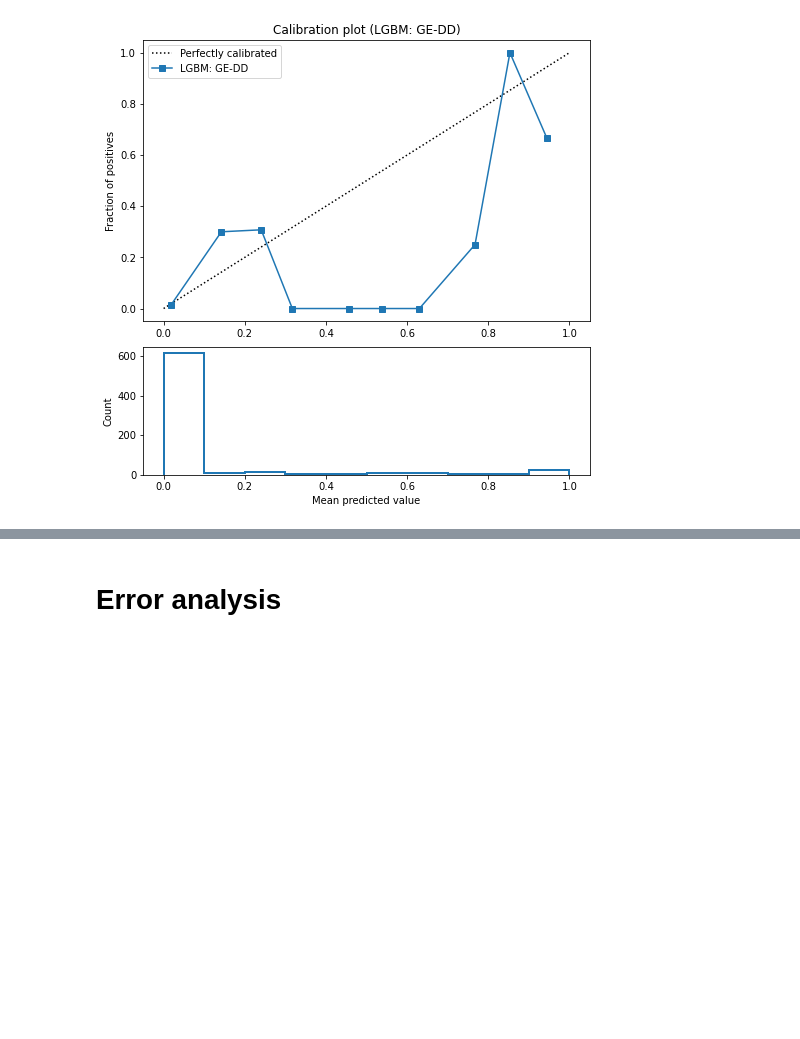
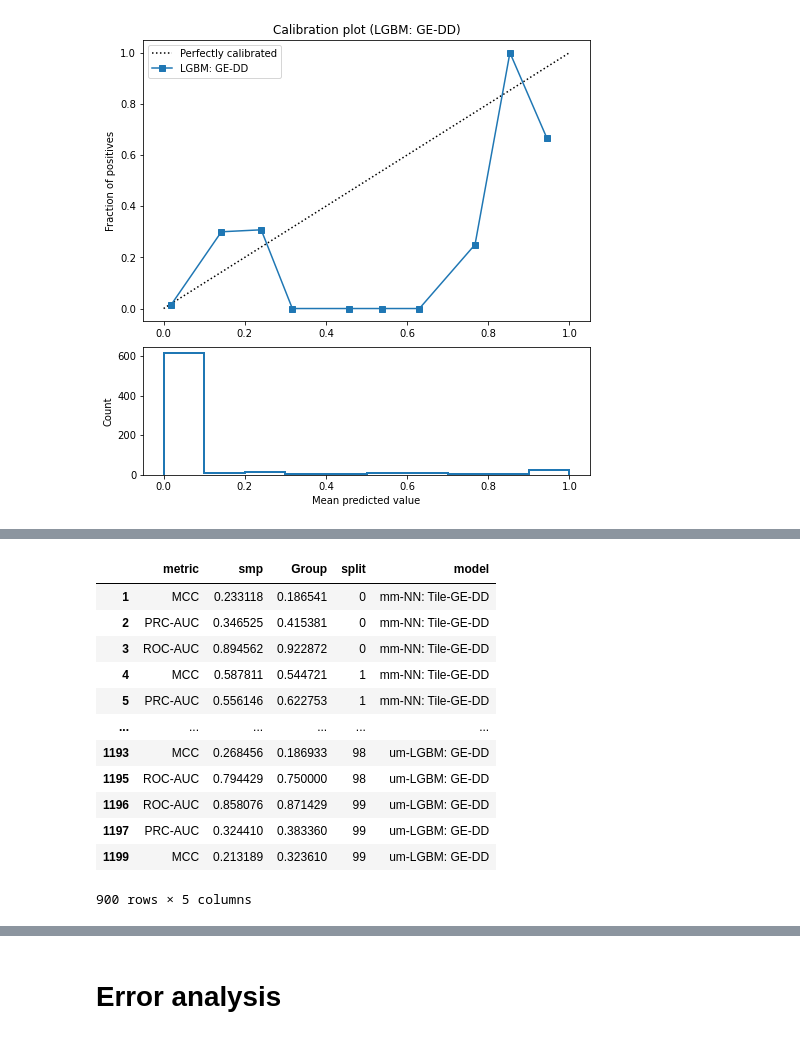
Before and after one commit to adpartin/pdx-histo, a Jupyter notebook: nbs/post-processing.ipynb, the cells around one changed output, grey strips where cells are left out. Cells and saved outputs as stored; diff of their text form; code cells hidden in the pictures; blank space fills up the shorter version.

```diff
--- a/nbs/post-processing.ipynb
+++ b/nbs/post-processing.ipynb
@@ -313,0 +393,16 @@ Ttest_relResult(statistic=2.5045100587026194, pvalue=0.013895351327625427)
+# %%
+all_scores
+# %% [output]
+|  | metric | smp | Group | split | model |
+| 1 | MCC | 0.233118 | 0.186541 | 0 | mm-NN: Tile-GE-DD |
+| 2 | PRC-AUC | 0.346525 | 0.415381 | 0 | mm-NN: Tile-GE-DD |
+| 3 | ROC-AUC | 0.894562 | 0.922872 | 0 | mm-NN: Tile-GE-DD |
+| 4 | MCC | 0.587811 | 0.544721 | 1 | mm-NN: Tile-GE-DD |
+| 5 | PRC-AUC | 0.556146 | 0.622753 | 1 | mm-NN: Tile-GE-DD |
+| ... | ... | ... | ... | ... | ... |
+| 1193 | MCC | 0.268456 | 0.186933 | 98 | um-LGBM: GE-DD |
+| 1195 | ROC-AUC | 0.794429 | 0.750000 | 98 | um-LGBM: GE-DD |
+| 1196 | ROC-AUC | 0.858076 | 0.871429 | 99 | um-LGBM: GE-DD |
+| 1197 | PRC-AUC | 0.324410 | 0.383360 | 99 | um-LGBM: GE-DD |
+| 1199 | MCC | 0.213189 | 0.323610 | 99 | um-LGBM: GE-DD |
+900 rows × 5 columns
```
Also changed, not shown: parts of 47 cells of this notebook, 6 other files.
